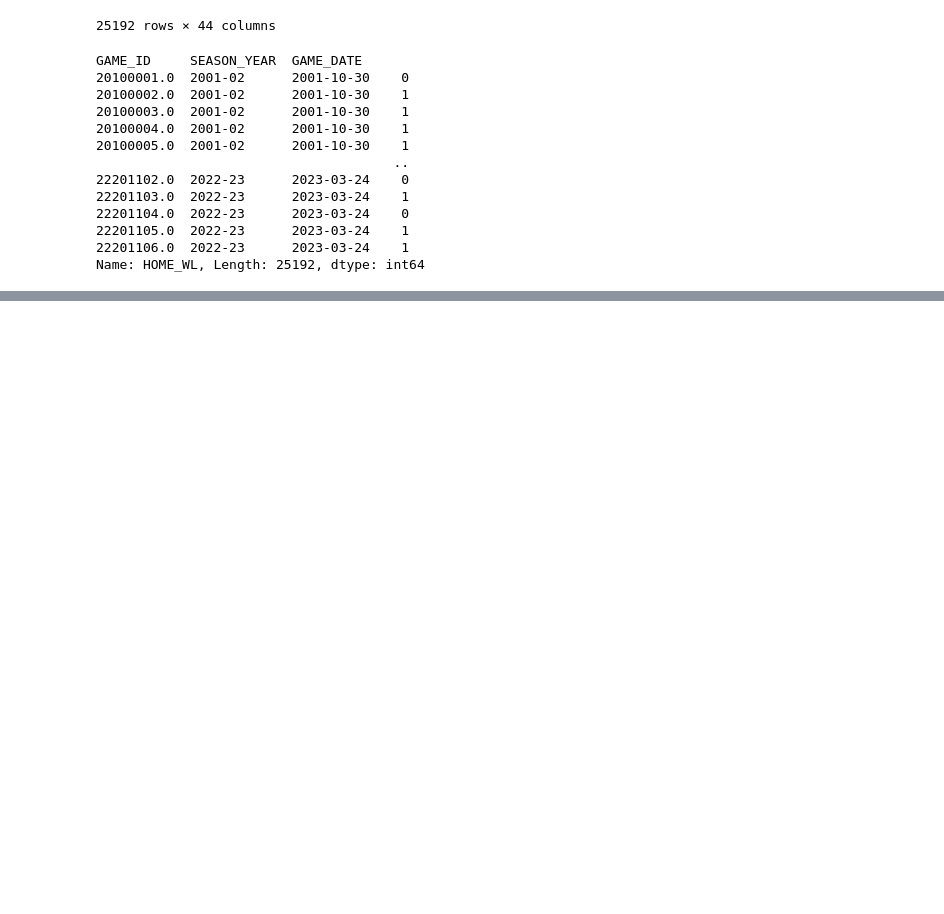
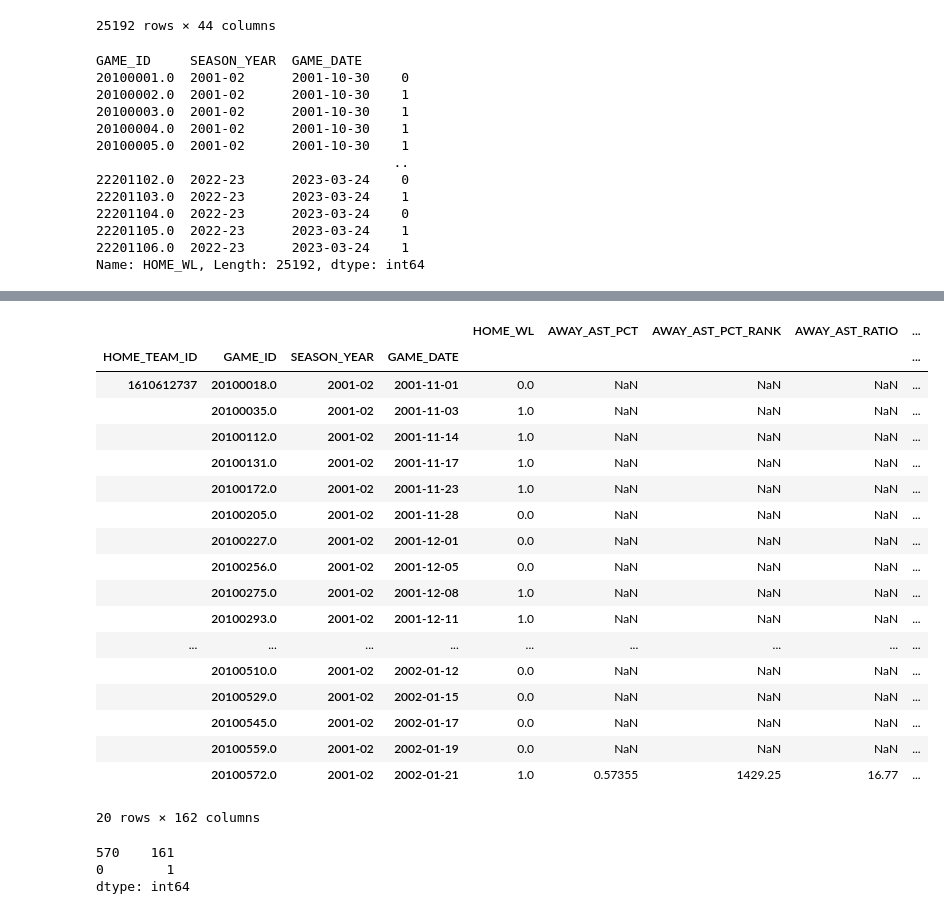
Before and after one commit to shanedsz/Accubet-AI-Deployed, a Jupyter notebook: data_cleaning_advanced.ipynb, the cells around one changed output, grey strips where cells are left out. Saved outputs shown, nothing was run; the diff lists cells and outputs as text; code cells hidden in the pictures; blank space fills up the shorter version.

```diff
--- a/data_cleaning_advanced.ipynb
+++ b/data_cleaning_advanced.ipynb
@@ -360,0 +465,3 @@ df_final.to_csv('final_data_lr.csv')
+# %%
+df_todays_games['SEASON_YEAR'] = '2022-23'
+df_todays_games= df_todays_games.set_index(['GAME_ID', 'SEASON_YEAR', 'GAME_DATE'])
@@ -360,0 +487,9 @@ df_final.to_csv('final_data_lr.csv')
+# %%
+df_final_2 = pd.concat([df_final, df_todays_games], axis=0)
+# %%
+df_final_2.index = df_final_2.index.set_levels([df_final_2.index.levels[0], df_final_2.index.levels[1], pd.to_datetime(df_final_2.index.levels[2])])
+df_final_2=df_final_2.sort_index(level=2)
+# %%
+df_final_2['HOME_WL'] = df_final_2['HOME_WL'].fillna(2)
+df_final_2 = df_final_2.fillna(0)
+df_final_2
@@ -360,0 +511,30 @@ df_final.to_csv('final_data_lr.csv')
+# %%
+# Changing all columns to rolling averages using GroupBy and rolling
+df_final_2 = df_final_2.groupby(by ='HOME_TEAM_ID', as_index= True).rolling(window = 20, on = 'HOME_WL').mean()
+df_final_2.head(20)
+# %% [output]
+|  |  |  |  | HOME_WL | AWAY_AST_PCT | AWAY_AST_PCT_RANK | AWAY_AST_RATIO | ... |
+| HOME_TEAM_ID | GAME_ID | SEASON_YEAR | GAME_DATE |  |  |  |  | ... |
+| 1610612737 | 20100018.0 | 2001-02 | 2001-11-01 | 0.0 | NaN | NaN | NaN | ... |
+|  | 20100035.0 | 2001-02 | 2001-11-03 | 1.0 | NaN | NaN | NaN | ... |
+|  | 20100112.0 | 2001-02 | 2001-11-14 | 1.0 | NaN | NaN | NaN | ... |
+|  | 20100131.0 | 2001-02 | 2001-11-17 | 1.0 | NaN | NaN | NaN | ... |
+|  | 20100172.0 | 2001-02 | 2001-11-23 | 1.0 | NaN | NaN | NaN | ... |
+|  | 20100205.0 | 2001-02 | 2001-11-28 | 0.0 | NaN | NaN | NaN | ... |
+|  | 20100227.0 | 2001-02 | 2001-12-01 | 0.0 | NaN | NaN | NaN | ... |
+|  | 20100256.0 | 2001-02 | 2001-12-05 | 0.0 | NaN | NaN | NaN | ... |
+|  | 20100275.0 | 2001-02 | 2001-12-08 | 1.0 | NaN | NaN | NaN | ... |
+|  | 20100293.0 | 2001-02 | 2001-12-11 | 1.0 | NaN | NaN | NaN | ... |
+| ... | ... | ... | ... | ... | ... | ... | ... | ... |
+|  | 20100510.0 | 2001-02 | 2002-01-12 | 0.0 | NaN | NaN | NaN | ... |
+|  | 20100529.0 | 2001-02 | 2002-01-15 | 0.0 | NaN | NaN | NaN | ... |
+|  | 20100545.0 | 2001-02 | 2002-01-17 | 0.0 | NaN | NaN | NaN | ... |
+|  | 20100559.0 | 2001-02 | 2002-01-19 | 0.0 | NaN | NaN | NaN | ... |
+|  | 20100572.0 | 2001-02 | 2002-01-21 | 1.0 | 0.57355 | 1429.25 | 16.77 | ... |
+20 rows × 162 columns
+# %%
+df_final_2.isna().sum().value_counts()
+# %% [output]
+570    161
+0        1
+dtype: int64
```
Also changed, not shown: parts of 28 cells of this notebook, 19 other files.
